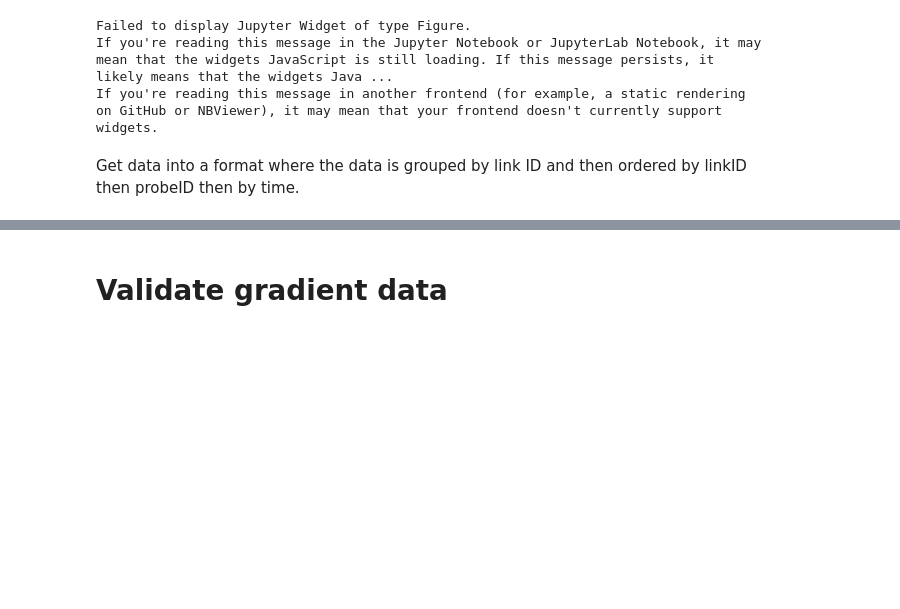
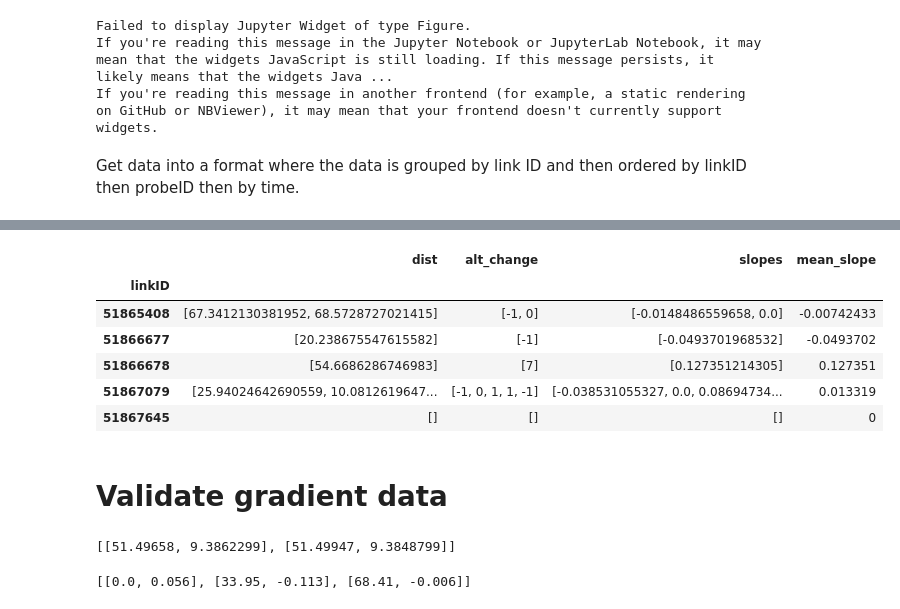
Before and after one commit to robo-jordo/Geospatial_vision_-_visualization, a Jupyter notebook: HW2/HW2_1.ipynb, the cells around one changed output, grey strips where cells are left out. Drawn from its saved outputs; the diff is of its cells as text; code cells hidden in the pictures; blank space fills up the shorter version.

```diff
--- a/HW2/HW2_1.ipynb
+++ b/HW2/HW2_1.ipynb
@@ -172,8 +172,9 @@ from haversine import haversine
 def dist(p1,p2,p3):
     return np.linalg.norm(np.cross(p2-p1, p1-p3))/np.linalg.norm(p2-p1)
 
-def closest(probe_point):
+def closest_calc(probe_point):
+    print('linked probe')
     temp = LinkData[['LinkID', 'ShapeInfo']]
     temp['dist'] = temp['ShapeInfo'].apply(lambda x: min(haversine(probe_point, [float(j) for j in i.split('/')[:2]]) for i in x.split('|')))
-    return temp.iloc[tmp_col['dist'].idxmin()]['LinkID']
+    return temp.iloc[temp['dist'].idxmin()]['LinkID']
 # %%
@@ -205,8 +210,9 @@ j = 0
 df2 = pd.DataFrame(columns=['label','links', 'points','alts','time','PID'])
 
 for k in range(200):
-    closest = closest([ProbeData['Lat'][k],ProbeData['Lon'][k]])
-    link_points = list(LinkData[LinkData['LinkID']==closest]['ShapeArr'])[0]
-    df = pd.DataFrame([[int(closest),link_points,[[ProbeData['Lat'][k],ProbeData['Lon'][k]]],[ProbeData['Alt'][k]],ProbeData['DateTime'][k],ProbeData['ID'][k]]],columns=['label','links','points','alts','time','PID'])
+    print(k)
+    closest_num = closest_calc([ProbeData['Lat'][k],ProbeData['Lon'][k]])
+    link_points = list(LinkData[LinkData['LinkID']==closest_num]['ShapeArr'])[0]
+    df = pd.DataFrame([[int(closest_num),link_points,[[ProbeData['Lat'][k],ProbeData['Lon'][k]]],[ProbeData['Alt'][k]],ProbeData['DateTime'][k],ProbeData['ID'][k]]],columns=['label','links','points','alts','time','PID'])
     df2 = df2.append(df)
 # %% [output]
@@ -309,3 +317,4 @@ for label,df_group in df3:
         av_slope = None
     temp = pd.DataFrame([[label,lengths,changes,slopes,av_slope]],columns=['linkID','dist','alt_change','slopes','mean_slope'])
     grad_df = grad_df.append(temp)
+grad_df.fillna("0", inplace=True)
@@ -321,2 +321,22 @@ grad_df.head()
+# %%
+grad_df.set_index('linkID',inplace=True)
+grad_df.head()
+# %% [output]
+|  | dist | alt_change | slopes | mean_slope |
+| linkID |  |  |  |  |
+| 51865408 | [67.3412130381952, 68.5728727021415] | [-1, 0] | [-0.0148486559658, 0.0] | -0.00742433 |
+| 51866677 | [20.238675547615582] | [-1] | [-0.0493701968532] | -0.0493702 |
+| 51866678 | [54.6686286746983] | [7] | [0.127351214305] | 0.127351 |
+| 51867079 | [25.94024642690559, 10.0812619647... | [-1, 0, 1, 1, -1] | [-0.038531055327, 0.0, 0.08694734... | 0.013319 |
+| 51867645 | [] | [] | [] | 0 |
 # %% [markdown]
 # Validate gradient data
+# %%
+LinkData[LinkData['LinkID']==[62007637]].loc[:,'ShapeArr'][0]
+# %% [output]
+[[51.49658, 9.3862299], [51.49947, 9.3848799]]
+# %%
+temp_df = LinkData.set_index('LinkID')
+temp_df.loc[[grad_df.iloc[2,:].name]].loc[:,'SlopeArr'].values[0]
+# %% [output]
+[[0.0, 0.056], [33.95, -0.113], [68.41, -0.006]]
```
Also changed, not shown: parts of 5 cells of this notebook.
